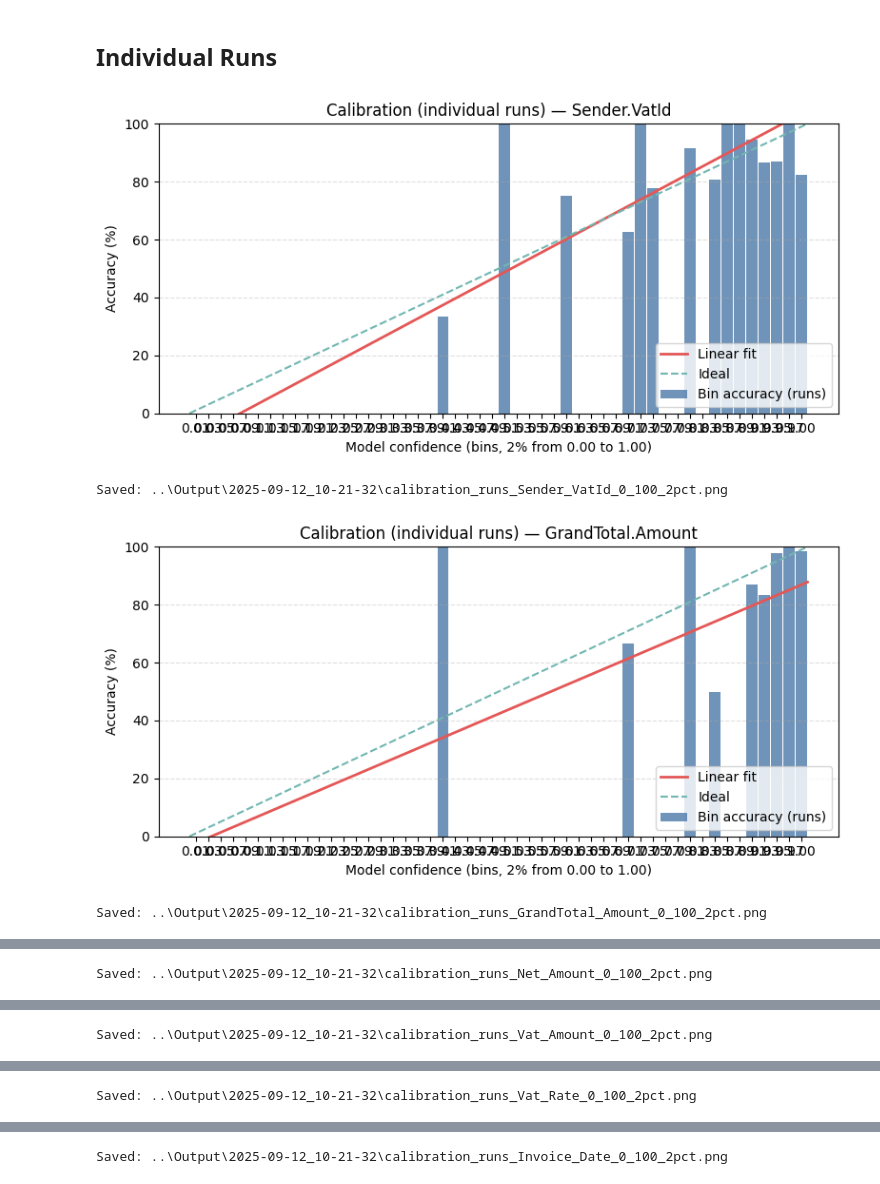
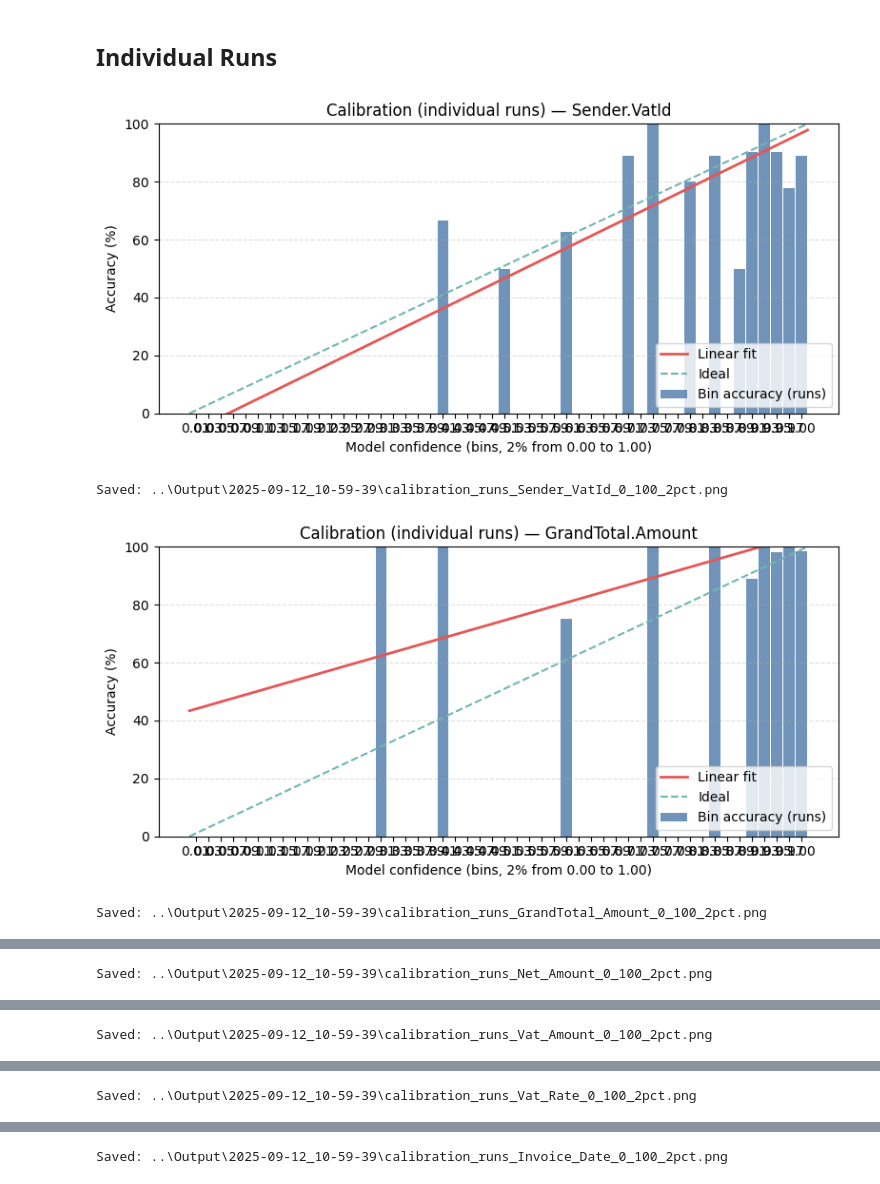
Before and after one commit to blumatix/bludelta-confidence-scores, a Jupyter notebook: Code/LLM-as-a-judge.ipynb, the cells around one changed output, grey strips where cells are left out. Cells and saved outputs as stored; diff of their text form; code cells hidden in the pictures.

```diff
--- a/Code/LLM-as-a-judge.ipynb
+++ b/Code/LLM-as-a-judge.ipynb
@@ -845,10 +888,10 @@ def plot_calibration_for_individual_runs(run_dir: str | Path, min_conf: float =
         print(f"Saved: {out_path}")
 # %%
 # 80–100% in 2% bins
-FOLDER_TO_VISUALIZE = "2025-09-12_10-21-32"
+FOLDER_TO_VISUALIZE = "2025-09-12_10-59-39"
 plot_calibration_for_individual_runs(f"../Output/{FOLDER_TO_VISUALIZE}", min_conf=0.00, max_conf=1.00, bin_width=0.02)
 # %% [output]
-[figure, old version]
+[figure, new version]
-Saved: ..\Output\2025-09-12_10-21-32\calibration_runs_Sender_VatId_0_100_2pct.png
+Saved: ..\Output\2025-09-12_10-59-39\calibration_runs_Sender_VatId_0_100_2pct.png
-[figure, old version]
+[figure, new version]
-Saved: ..\Output\2025-09-12_10-21-32\calibration_runs_GrandTotal_Amount_0_100_2pct.png
+Saved: ..\Output\2025-09-12_10-59-39\calibration_runs_GrandTotal_Amount_0_100_2pct.png
@@ -856 +899 @@ Saved: ..\Output\2025-09-12_10-21-32\calibration_runs_GrandTotal_Amount_0_100_2p
-Saved: ..\Output\2025-09-12_10-21-32\calibration_runs_Net_Amount_0_100_2pct.png
+Saved: ..\Output\2025-09-12_10-59-39\calibration_runs_Net_Amount_0_100_2pct.png
@@ -858 +901 @@ Saved: ..\Output\2025-09-12_10-21-32\calibration_runs_Net_Amount_0_100_2pct.png
-Saved: ..\Output\2025-09-12_10-21-32\calibration_runs_Vat_Amount_0_100_2pct.png
+Saved: ..\Output\2025-09-12_10-59-39\calibration_runs_Vat_Amount_0_100_2pct.png
@@ -860 +903 @@ Saved: ..\Output\2025-09-12_10-21-32\calibration_runs_Vat_Amount_0_100_2pct.png
-Saved: ..\Output\2025-09-12_10-21-32\calibration_runs_Vat_Rate_0_100_2pct.png
+Saved: ..\Output\2025-09-12_10-59-39\calibration_runs_Vat_Rate_0_100_2pct.png
@@ -862,4 +905,4 @@ Saved: ..\Output\2025-09-12_10-21-32\calibration_runs_Vat_Rate_0_100_2pct.png
-Saved: ..\Output\2025-09-12_10-21-32\calibration_runs_Invoice_Date_0_100_2pct.png
+Saved: ..\Output\2025-09-12_10-59-39\calibration_runs_Invoice_Date_0_100_2pct.png
 # %%
 plot_calibration_for_run(f"../Output/{FOLDER_TO_VISUALIZE}", min_conf=0.00, max_conf=1.00, bin_width=0.02)
 # %% [output]
```
Also changed, not shown: parts of 7 cells of this notebook.
